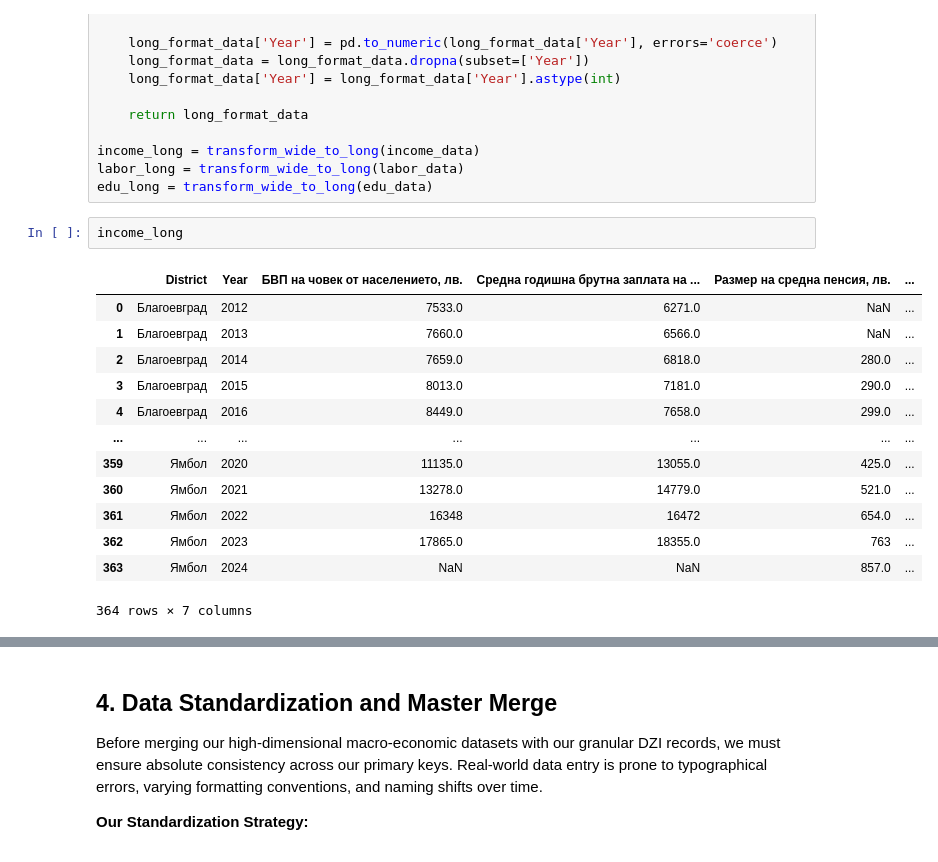
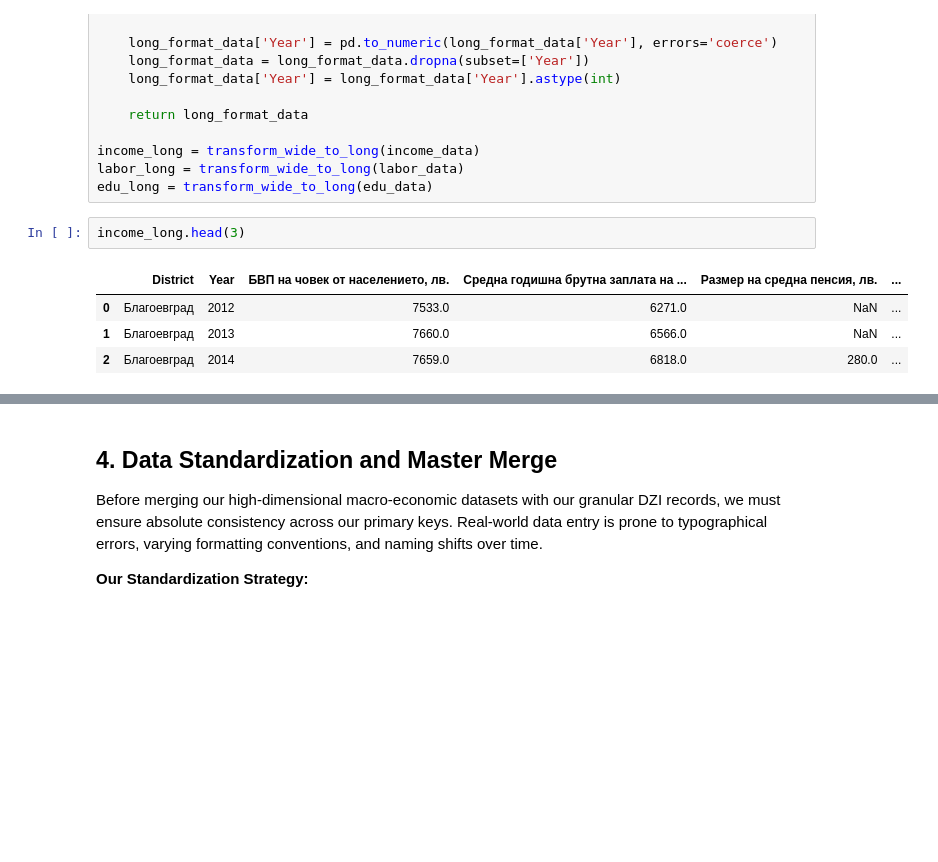
Before and after one commit to Nalyan-Beytula/Machine-Learning, a Jupyter notebook: predicting_dzi_grades_ml.ipynb, the cells around one changed output, grey strips where cells are left out. Cells and saved outputs as stored; diff of their text form; blank space fills up the shorter version.

```diff
--- a/predicting_dzi_grades_ml.ipynb
+++ b/predicting_dzi_grades_ml.ipynb
@@ -307,19 +253,10 @@ income_long = transform_wide_to_long(income_data)
 labor_long = transform_wide_to_long(labor_data)
 edu_long = transform_wide_to_long(edu_data)
 # %%
-income_long
+income_long.head(3)
 # %% [output]
 |  | District | Year | БВП на човек от населението, лв. | Средна годишна брутна заплата на ... | Размер на средна пенсия, лв. | ... |
 | 0 | Благоевград | 2012 | 7533.0 | 6271.0 | NaN | ... |
 | 1 | Благоевград | 2013 | 7660.0 | 6566.0 | NaN | ... |
 | 2 | Благоевград | 2014 | 7659.0 | 6818.0 | 280.0 | ... |
-| 3 | Благоевград | 2015 | 8013.0 | 7181.0 | 290.0 | ... |
-| 4 | Благоевград | 2016 | 8449.0 | 7658.0 | 299.0 | ... |
-| ... | ... | ... | ... | ... | ... | ... |
-| 359 | Ямбол | 2020 | 11135.0 | 13055.0 | 425.0 | ... |
-| 360 | Ямбол | 2021 | 13278.0 | 14779.0 | 521.0 | ... |
-| 361 | Ямбол | 2022 | 16348 | 16472 | 654.0 | ... |
-| 362 | Ямбол | 2023 | 17865.0 | 18355.0 | 763 | ... |
-| 363 | Ямбол | 2024 | NaN | NaN | 857.0 | ... |
-364 rows × 7 columns
 # %%
```
Also changed, not shown: parts of 15 cells of this notebook.
